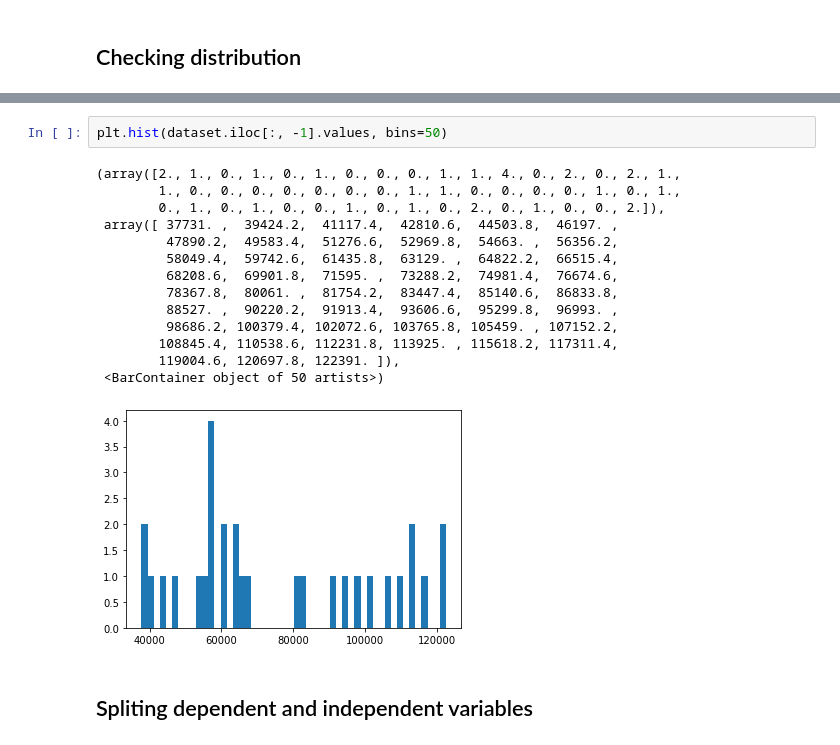
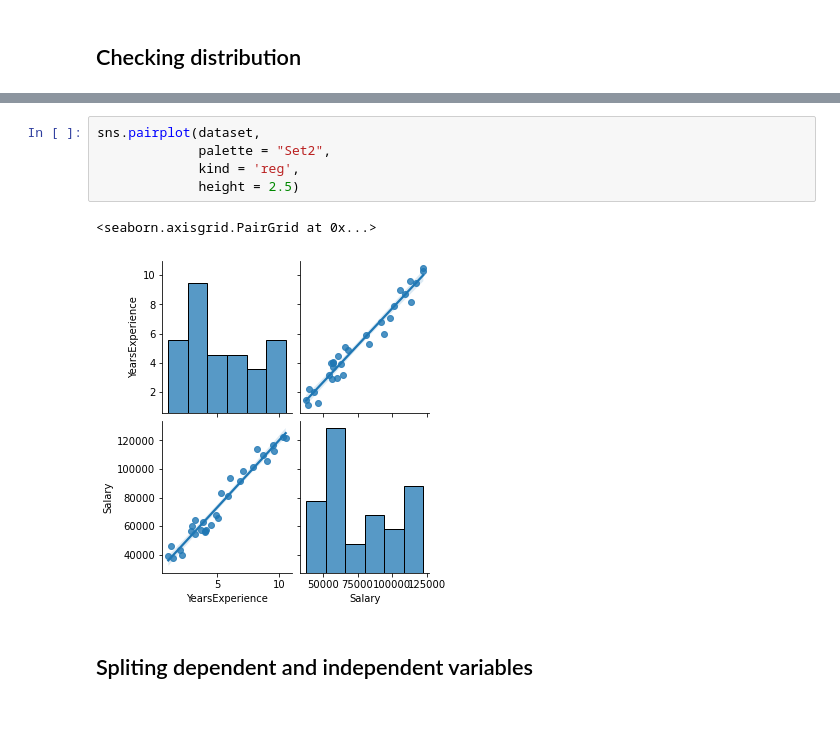
Before and after one commit to louis94270/simple_linear_regression, a Jupyter notebook: simple_linear_regression.ipynb, the cells around one changed output, grey strips where cells are left out. Cells and saved outputs as stored; diff of their text form; blank space fills up the shorter version.

```diff
--- a/simple_linear_regression.ipynb
+++ b/simple_linear_regression.ipynb
@@ -49,20 +33,11 @@ plt.hist(dataset.iloc[:, :-1].values, bins=50)
-# %%
-plt.hist(dataset.iloc[:, -1].values, bins=50)
-# %% [output]
-(array([2., 1., 0., 1., 0., 1., 0., 0., 0., 1., 1., 4., 0., 2., 0., 2., 1.,
-        1., 0., 0., 0., 0., 0., 0., 0., 1., 1., 0., 0., 0., 0., 1., 0., 1.,
-        0., 1., 0., 1., 0., 0., 1., 0., 1., 0., 2., 0., 1., 0., 0., 2.]),
- array([ 37731. ,  39424.2,  41117.4,  42810.6,  44503.8,  46197. ,
-         47890.2,  49583.4,  51276.6,  52969.8,  54663. ,  56356.2,
-         58049.4,  59742.6,  61435.8,  63129. ,  64822.2,  66515.4,
-         68208.6,  69901.8,  71595. ,  73288.2,  74981.4,  76674.6,
-         78367.8,  80061. ,  81754.2,  83447.4,  85140.6,  86833.8,
-         88527. ,  90220.2,  91913.4,  93606.6,  95299.8,  96993. ,
-         98686.2, 100379.4, 102072.6, 103765.8, 105459. , 107152.2,
-        108845.4, 110538.6, 112231.8, 113925. , 115618.2, 117311.4,
-        119004.6, 120697.8, 122391. ]),
- <BarContainer object of 50 artists>)
-[figure, removed]
+# %%
+sns.pairplot(dataset,
+             palette = "Set2",
+             kind = 'reg',
+             height = 2.5)
+# %% [output]
+<seaborn.axisgrid.PairGrid at 0x...>
+[figure, added]
 # %% [markdown]
 ## Spliting dependent and independent variables
 # %%
```
Also changed, not shown: parts of 2 cells of this notebook.
